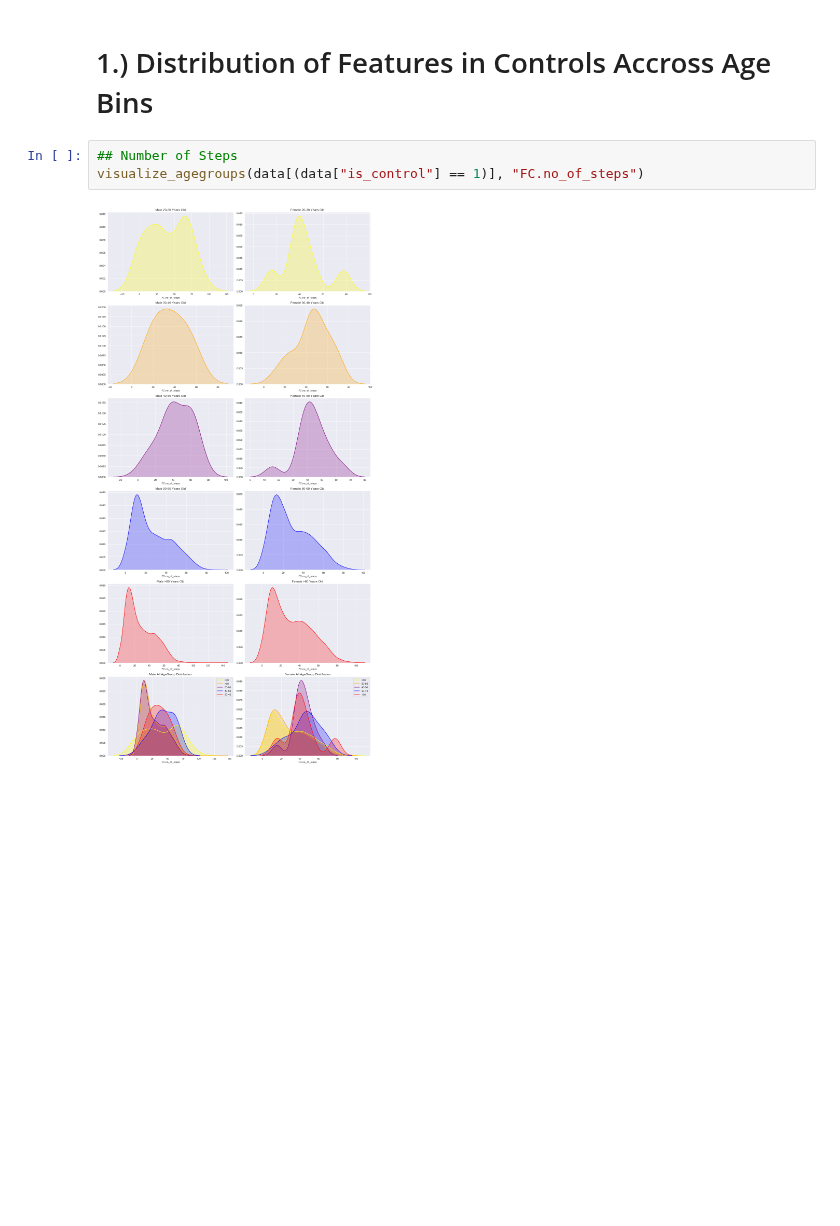
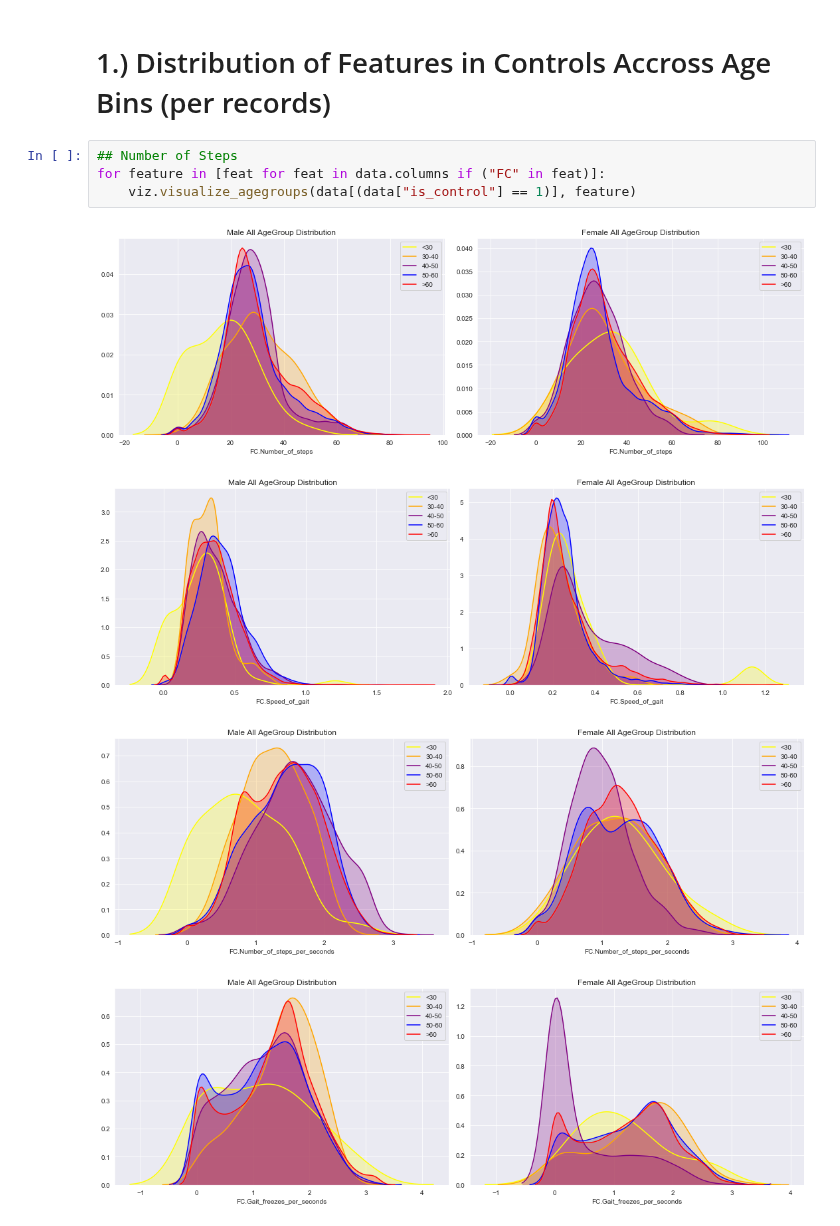
Before and after one commit to arytontediarjo/mPower-Analysis, a Jupyter notebook: Notebooks/Feature-analysis-notebook/distributions_gait_user.ipynb, the cells around one changed output. Saved outputs shown, nothing was run; the diff lists cells and outputs as text; blank space fills up the shorter version.

Commit message:
fixed notebook, fixed data extraction pipeline

```diff
--- a/Notebooks/Feature-analysis-notebook/distributions_gait_user.ipynb
+++ b/Notebooks/Feature-analysis-notebook/distributions_gait_user.ipynb
@@ -115,7 +76,11 @@ def visualize_agegroups(data, features):
 # %% [markdown]
-# 1.) Distribution of Features in Controls Accross Age Bins
+# 1.) Distribution of Features in Controls Accross Age Bins (per records)
 # %%
 ## Number of Steps
-visualize_agegroups(data[(data["is_control"] == 1)], "FC.no_of_steps")
+for feature in [feat for feat in data.columns if ("FC" in feat)]:
+    viz.visualize_agegroups(data[(data["is_control"] == 1)], feature)
 # %% [output]
-[figure, old version]
+[figure, new version]
+[figure, added]
+[figure, added]
+[figure, added]
```
Also changed, not shown: parts of 25 cells of this notebook, 2 other files.
